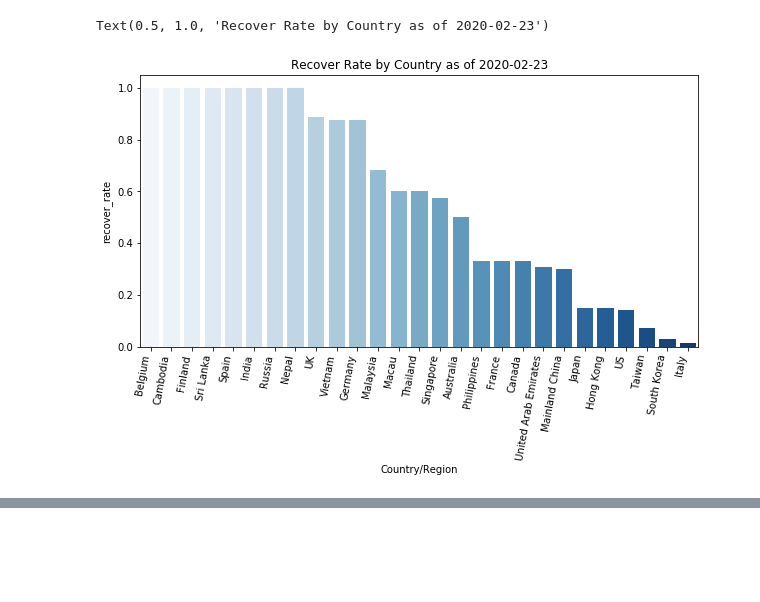
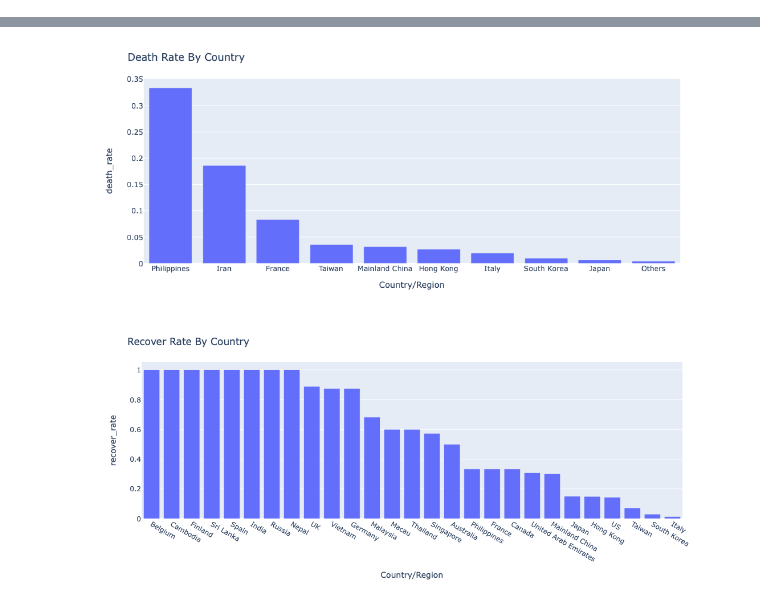
Before and after one commit to rezan21/2019-nCov, a Jupyter notebook: notebooks/visuals_03.ipynb, the cells around one changed output, grey strips where cells are left out. Saved outputs shown, nothing was run; the diff lists cells and outputs as text; code cells hidden in the pictures; blank space fills up the shorter version.

```diff
--- a/notebooks/visuals_03.ipynb
+++ b/notebooks/visuals_03.ipynb
@@ -27,11 +6,9 @@ Text(0.5, 1.0, 'Death Rate by Country as of 2020-02-23')
-# %%
-# read df_recov
-final_date = df_recov["timestamp"].iloc[0]
-plt.figure(figsize=(10,5))
-ax = sns.barplot(x="Country/Region", y="recover_rate", data=df_recov, order = df_recov.sort_values(by="recover_rate",ascending=False)["Country/Region"].values,palette="Blues")
-ax.set_xticklabels(ax.get_xticklabels(), rotation=80, ha="right",fontsize=10)
-
-plt.title(f"Recover Rate by Country as of {final_date}")
-# %% [output]
-Text(0.5, 1.0, 'Recover Rate by Country as of 2020-02-23')
-[figure, removed]
+# %%
+df_death = pd.read_csv("df_death.csv")
+final_date = df_death["timestamp"].iloc[0]
+fig = px.bar(df_death, x='Country/Region', y='death_rate',hover_data=["death_cases", "conf_cases"])
+fig.update_layout(title_text='Death Rate By Country')
+
+
+fig.show()
+# %% [output]
@@ -37,0 +16,8 @@ Text(0.5, 1.0, 'Recover Rate by Country as of 2020-02-23')
+[figure, added]
+# %%
+df_recov = pd.read_csv("df_recov.csv")
+fig = px.bar(df_recov, x='Country/Region', y='recover_rate', hover_data=["recov_cases", "conf_cases"] )
+fig.update_layout(title_text='Recover Rate By Country', width=10)
+fig.show()
+# %% [output]
+[figure, added]
```
Also changed, not shown: parts of 5 cells of this notebook, 11 other files.
